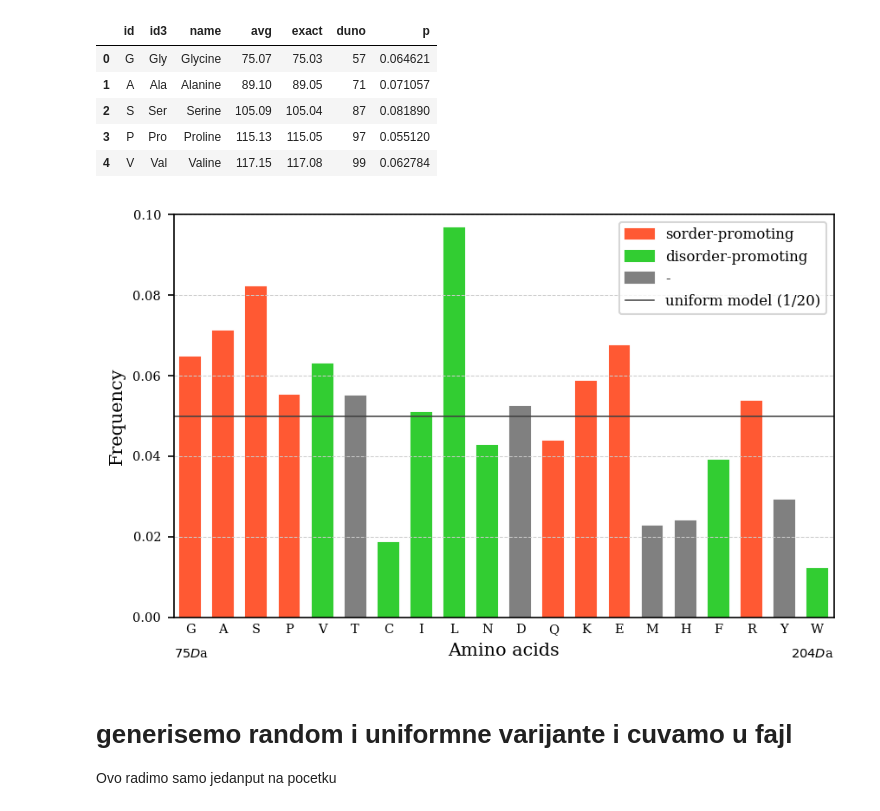
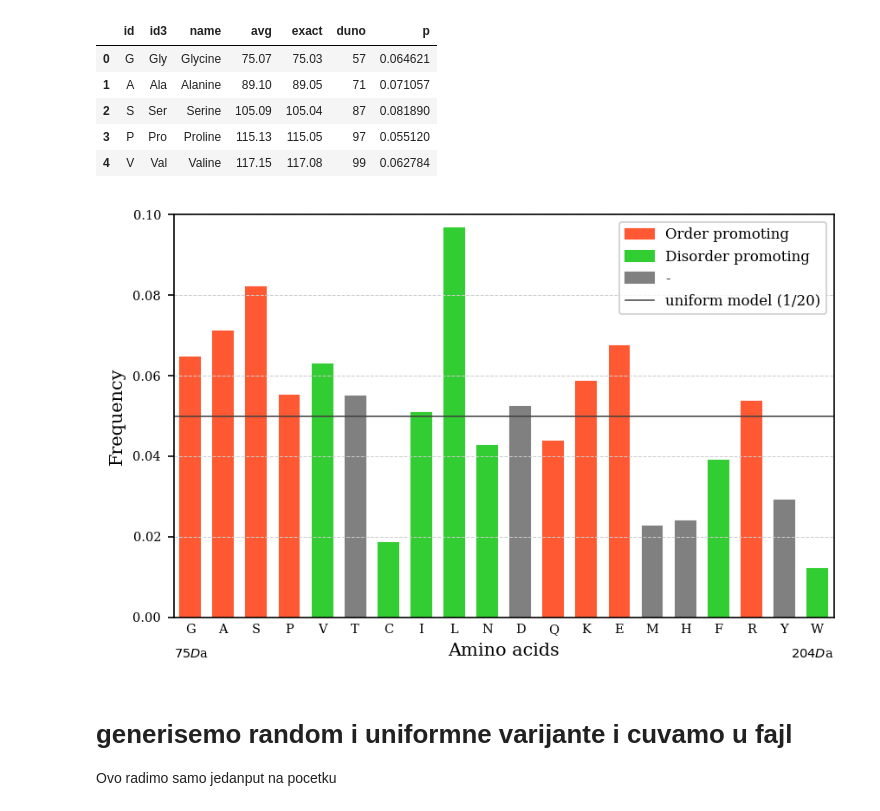
Before and after one commit to gvinterhalter/MASTER2, a Jupyter notebook: 0.0 clean_proteins.ipynb, the cells around one changed output. Saved outputs shown, nothing was run; the diff lists cells and outputs as text; code cells hidden in the pictures.

```diff
--- a/0.0 clean_proteins.ipynb
+++ b/0.0 clean_proteins.ipynb
@@ -111,37 +111,37 @@ bars = ax.bar(ak_info.index, ak_info.p, 0.6)
 _ = plt.xticks(ak_info.index, ak_info.id)
 plt.tick_params(which='major', axis='x', length=0)
 
 
 for bar, ak in zip(bars, ak_info.id):
     bar.set_color( ak in disorder_promoting and color_red or
                    ak in order_promoting    and color_green or color_gray)
 
 ax.set_xlim(-.5, 19.5)
 ax.set_ylim(0, 0.1)
 ax.set_yticks( np.linspace(0, 0.1, 6))
 ax.grid(which='major', axis='x')
 
 line, = ax.plot((-1,20), (1/20, 1/20), c='0.25', lw=0.75, label='uniform model (1/20)')
 
 import matplotlib.patches as mpatches
-red_patch = mpatches.Patch(color=color_red, label='sorder-promoting')
-green_patch = mpatches.Patch(color=color_green, label='disorder-promoting')
+red_patch = mpatches.Patch(color=color_red, label='Order promoting')
+green_patch = mpatches.Patch(color=color_green, label='Disorder promoting')
 gay_patch = mpatches.Patch(color=color_gray, label='-')
 
 
 #ax.set_title("Učestalost aminokiselina u podacima")
 ax.set_xlabel("Amino acids")
 ax.set_ylabel("Frequency")
 
 
 ax.text(-0.5, -0.010, '$%dD$a'%ak_info.iloc[0].avg, fontsize=7, )
 ax.text(19.5, -0.010, '$%dD$a'%ak_info.iloc[-1].avg, fontsize=7, ha="right")
 ax.legend(handles=[red_patch, green_patch, gay_patch, line], fontsize=8)
 
 plt.tight_layout(pad=0)
-plt.savefig("plots/AK_ucestalost.pdf")
+plt.savefig("plots/dataset/AK_ucestalost.png")
 # %% [output]
-[figure, old version]
+[figure, new version]
 # %% [markdown]
 #  generisemo random i uniformne varijante i cuvamo u fajl
 
```
Also changed, not shown: 18 other files.
